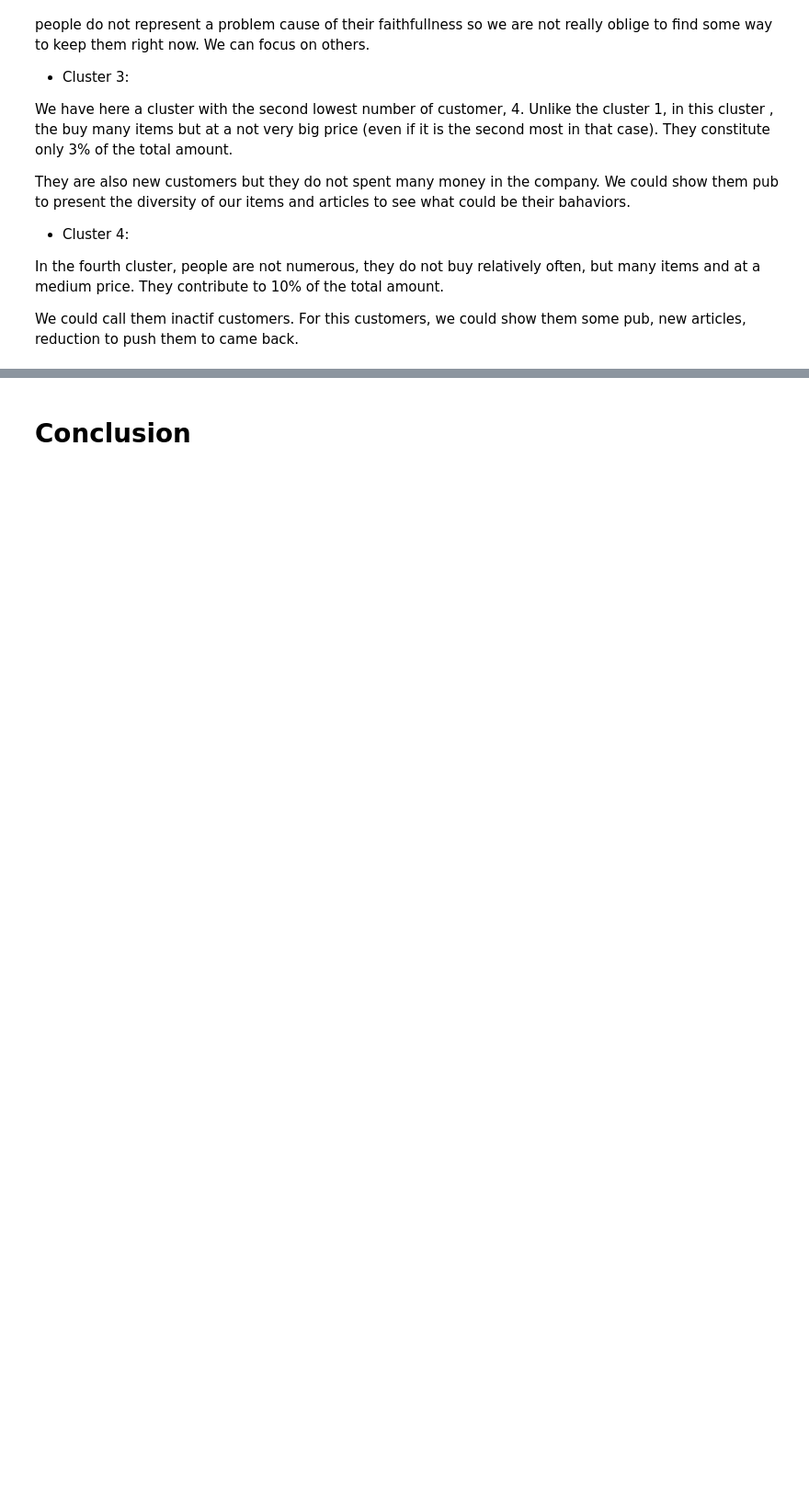
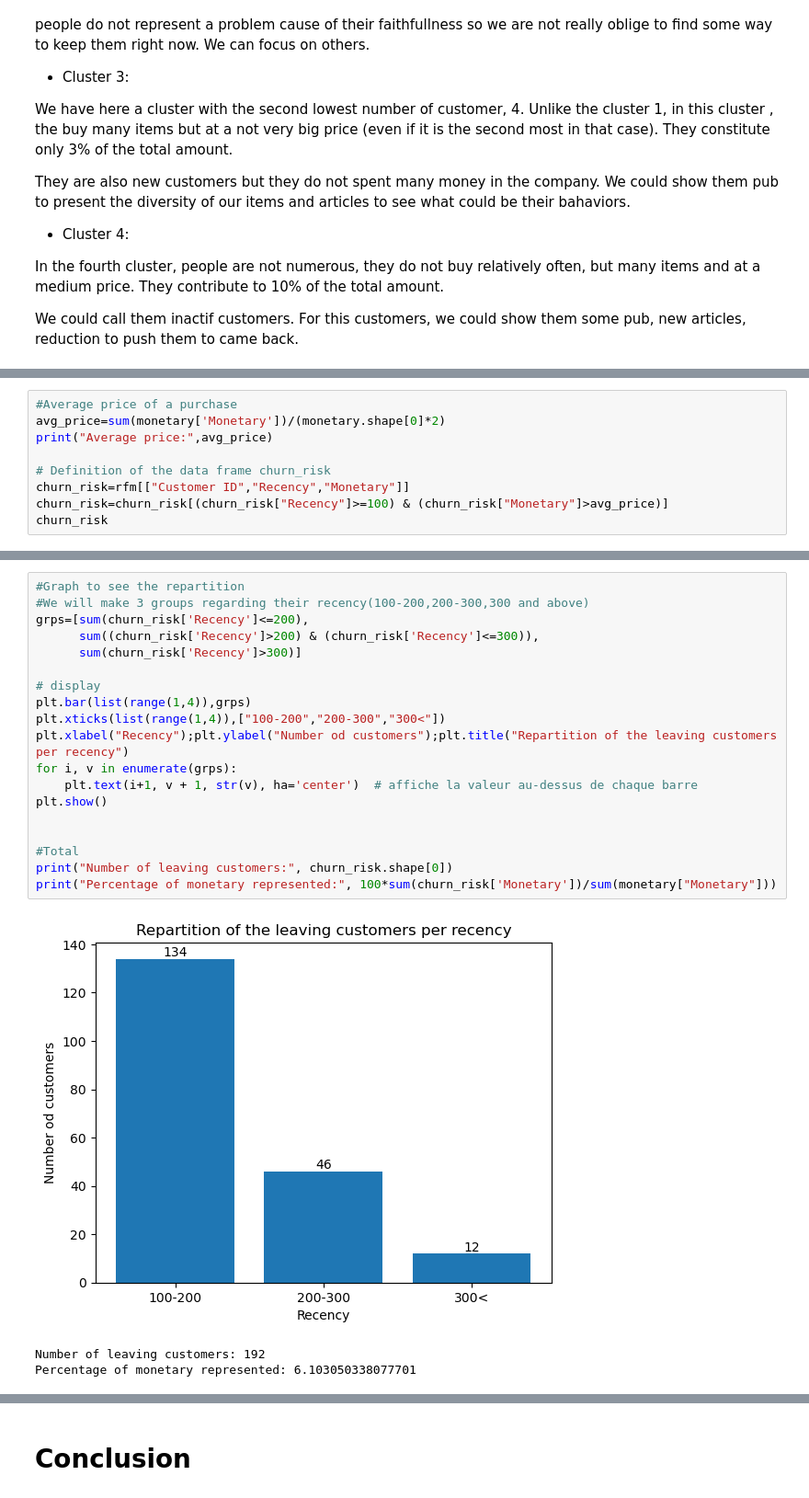
Before and after one commit to ChristianBOSSE361/Artificial_Intelligence, a Jupyter notebook: MachineLearning/Customer_Classification/projet5.ipynb, the cells around one changed output, grey strips where cells are left out. Shown at 92% size. Saved outputs shown, nothing was run; the diff lists cells and outputs as text; blank space fills up the shorter version.

```diff
--- a/MachineLearning/Customer_Classification/projet5.ipynb
+++ b/MachineLearning/Customer_Classification/projet5.ipynb
@@ -499,0 +514,9 @@ finish correctly this project.
+# %%
+#Average price of a purchase
+avg_price=sum(monetary['Monetary'])/(monetary.shape[0]*2)
+print("Average price:",avg_price)
+
+# Definition of the data frame churn_risk
+churn_risk=rfm[["Customer ID","Recency","Monetary"]]
+churn_risk=churn_risk[(churn_risk["Recency"]>=100) & (churn_risk["Monetary"]>avg_price)]
+churn_risk
@@ -499,0 +538,23 @@ finish correctly this project.
+# %%
+#Graph to see the repartition
+#We will make 3 groups regarding their recency(100-200,200-300,300 and above)
+grps=[sum(churn_risk['Recency']<=200),
+      sum((churn_risk['Recency']>200) & (churn_risk['Recency']<=300)),
+      sum(churn_risk['Recency']>300)]
+
+# display
+plt.bar(list(range(1,4)),grps)
+plt.xticks(list(range(1,4)),["100-200","200-300","300<"])
+plt.xlabel("Recency");plt.ylabel("Number od customers");plt.title("Repartition of the leaving customers per recency")
+for i, v in enumerate(grps):
+    plt.text(i+1, v + 1, str(v), ha='center')  # affiche la valeur au-dessus de chaque barre
+plt.show()
+
+
+#Total
+print("Number of leaving customers:", churn_risk.shape[0])
+print("Percentage of monetary represented:", 100*sum(churn_risk['Monetary'])/sum(monetary["Monetary"]))
+# %% [output]
+[figure, added]
+Number of leaving customers: 192
+Percentage of monetary represented: 6.103050338077701
```
Also changed, not shown: parts of 10 cells of this notebook.
